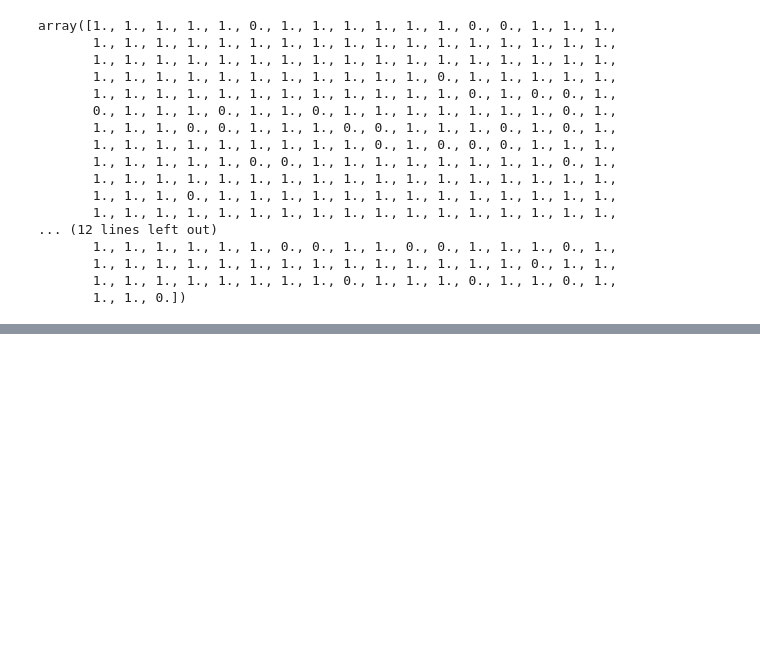
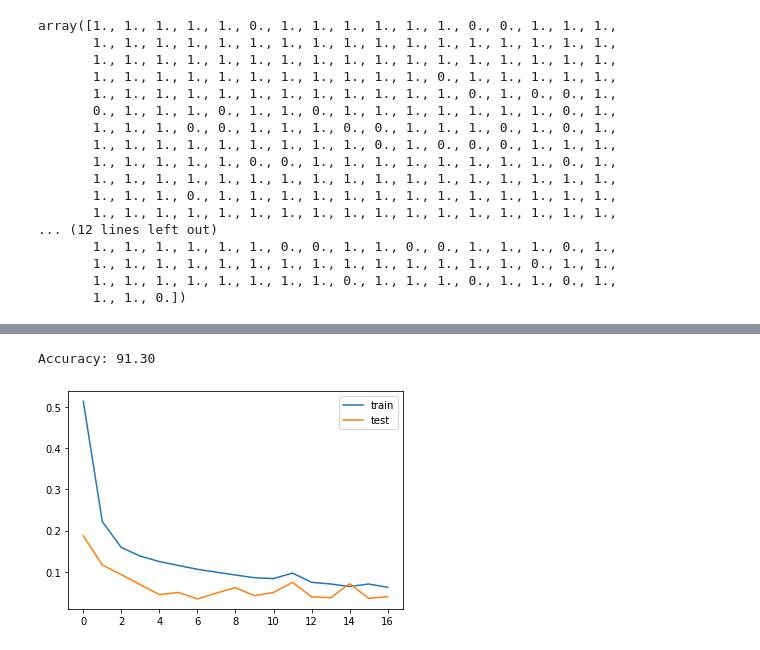
Before and after one commit to paatrycjaa/QoT_estimation, a Jupyter notebook: QoT_estimation.ipynb, the cells around one changed output, grey strips where cells are left out. Drawn from its saved outputs; the diff is of its cells as text; code cells hidden in the pictures; blank space fills up the shorter version.

```diff
--- a/QoT_estimation.ipynb
+++ b/QoT_estimation.ipynb
@@ -227,0 +232,2 @@ Using TensorFlow backend.
+# %%
+X_test, X_valid, Y_test, Y_valid = train_test_split(X_,Y_, test_size=0.5)
@@ -227,0 +236,7 @@ Using TensorFlow backend.
+# %%
+model = Sequential()
+model.add(Dense(64, input_dim = 11, activation = 'relu'))
+model.add(Dense(34, activation = 'relu'))
+model.add(Dense(1, activation ='sigmoid'))
+model.compile(loss = 'binary_crossentropy', optimizer = 'adam', metrics = ["accuracy"])
+print(model.summary())
@@ -227,0 +259,7 @@ Using TensorFlow backend.
+# %%
+epochs = 150
+batch_size = 10
+callback_early_stopping =EarlyStopping(monitor='val_loss', patience=10, verbose=0, mode='auto')
+# %%
+history = model.fit(X_train, Y_train, batch_size = 10, epochs = 150, validation_data = (X_valid, Y_valid), verbose = 1,
+         callbacks = [callback_early_stopping])
@@ -227,0 +288,11 @@ Using TensorFlow backend.
+# %%
+print('Accuracy: %.2f' % (accuracy*100))
+# %% [output]
+Accuracy: 91.30
+# %%
+plt.plot(history.history['loss'], label='train')
+plt.plot(history.history['val_loss'], label='test')
+plt.legend()
+plt.show()
+# %% [output]
+[figure, added]
```
Also changed, not shown: parts of 10 cells of this notebook.
